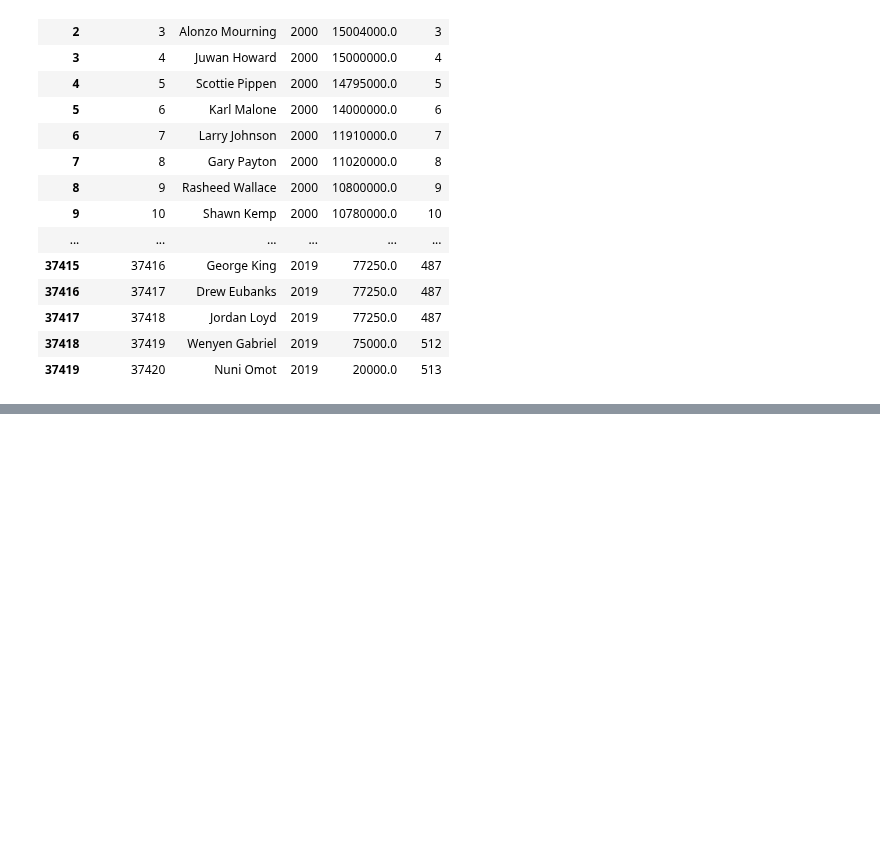
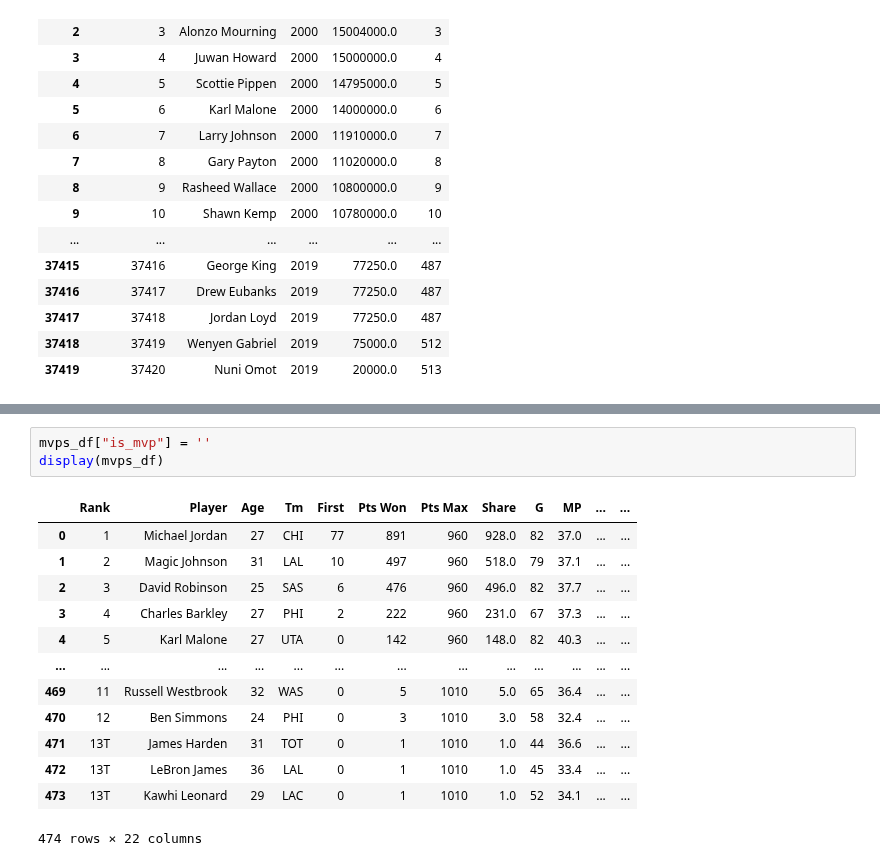
Before and after one commit to akmalgomal3/nba-kasddead, a Jupyter notebook: dataset-insight.ipynb, the cells around one changed output, grey strips where cells are left out. Cells and saved outputs as stored; diff of their text form; blank space fills up the shorter version.

```diff
--- a/dataset-insight.ipynb
+++ b/dataset-insight.ipynb
@@ -157,0 +337,17 @@ dtype: object
+# %%
+mvps_df["is_mvp"] = ''
+display(mvps_df)
+# %% [output]
+|  | Rank | Player | Age | Tm | First | Pts Won | Pts Max | Share | G | MP | ... | ... |
+| 0 | 1 | Michael Jordan | 27 | CHI | 77 | 891 | 960 | 928.0 | 82 | 37.0 | ... | ... |
+| 1 | 2 | Magic Johnson | 31 | LAL | 10 | 497 | 960 | 518.0 | 79 | 37.1 | ... | ... |
+| 2 | 3 | David Robinson | 25 | SAS | 6 | 476 | 960 | 496.0 | 82 | 37.7 | ... | ... |
+| 3 | 4 | Charles Barkley | 27 | PHI | 2 | 222 | 960 | 231.0 | 67 | 37.3 | ... | ... |
+| 4 | 5 | Karl Malone | 27 | UTA | 0 | 142 | 960 | 148.0 | 82 | 40.3 | ... | ... |
+| ... | ... | ... | ... | ... | ... | ... | ... | ... | ... | ... | ... | ... |
+| 469 | 11 | Russell Westbrook | 32 | WAS | 0 | 5 | 1010 | 5.0 | 65 | 36.4 | ... | ... |
+| 470 | 12 | Ben Simmons | 24 | PHI | 0 | 3 | 1010 | 3.0 | 58 | 32.4 | ... | ... |
+| 471 | 13T | James Harden | 31 | TOT | 0 | 1 | 1010 | 1.0 | 44 | 36.6 | ... | ... |
+| 472 | 13T | LeBron James | 36 | LAL | 0 | 1 | 1010 | 1.0 | 45 | 33.4 | ... | ... |
+| 473 | 13T | Kawhi Leonard | 29 | LAC | 0 | 1 | 1010 | 1.0 | 52 | 34.1 | ... | ... |
+474 rows × 22 columns
```
Also changed, not shown: parts of 32 cells of this notebook, 1 other file.
